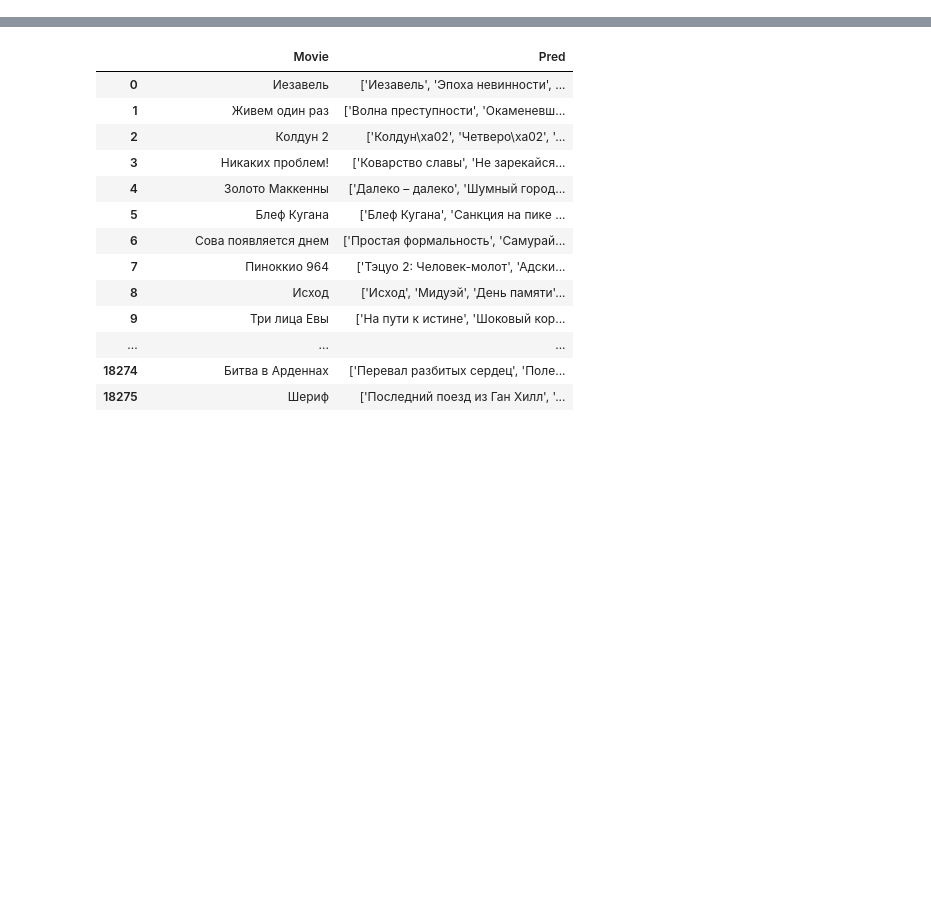
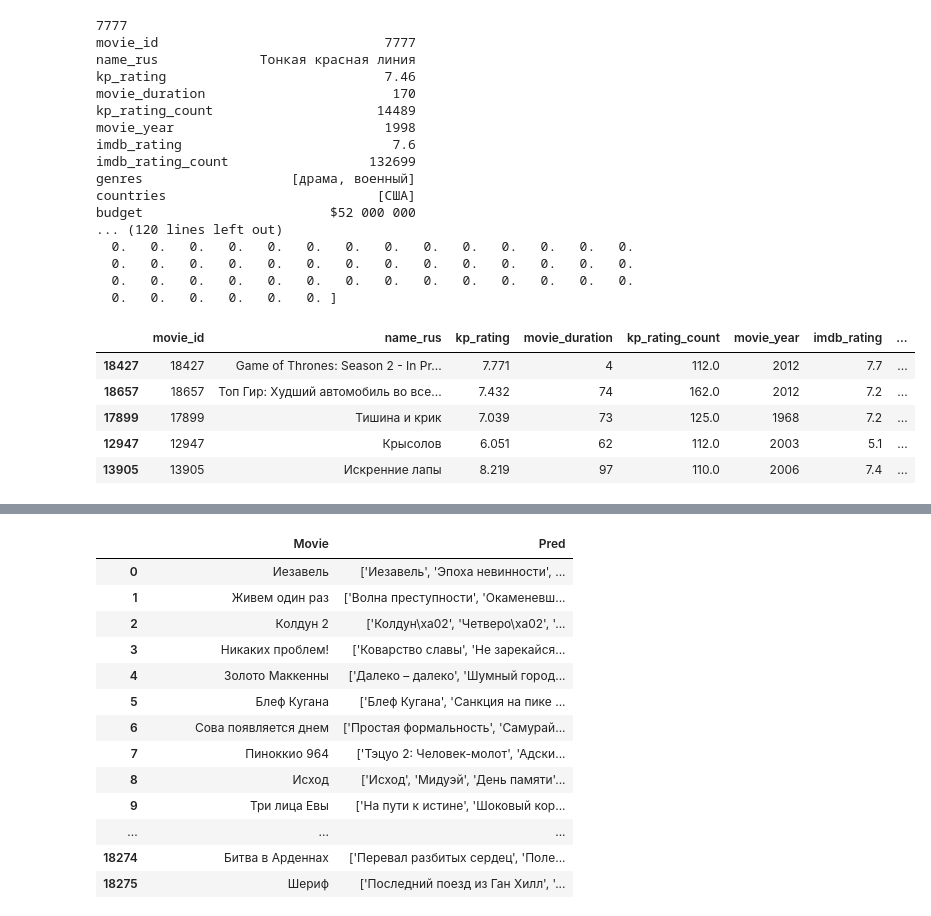
Before and after one commit to kandrewkov/Movie-Recommendations, a Jupyter notebook: baseline.ipynb, the cells around one changed output, grey strips where cells are left out. Cells and saved outputs as stored; diff of their text form; code cells hidden in the pictures; blank space fills up the shorter version.

```diff
--- a/baseline.ipynb
+++ b/baseline.ipynb
@@ -24,3 +24,51 @@ for name in movies['name_rus']:
     file.write(name+'|'+str(result)+'\n')
 file.close()
 dupl.close()
+# %%
+n = 0
+result = np.zeros_like(data.iloc[1])
+while True:
+    id = int(input())
+    if id == 0:
+        break
+    movie_vec = np.array(data.iloc[id])
+
+    print(short_data.iloc[id])
+    rate = int(input())
+    if rate > 3:
+        result += (rate-3) * movie_vec
+        n += rate-3
+    else:
+        result -= (3-rate) * movie_vec
+        n += 3-rate
+
+answer = result/n
+print(answer)
+neigh = NearestNeighbors()
+neigh.fit(data)
+indexs = neigh.kneighbors(answer.reshape(1, -1), 5, return_distance=False)
+short_data.iloc[indexs[0]]
+# %% [output]
+7777
+movie_id                             7777
+name_rus             Тонкая красная линия
+kp_rating                            7.46
+movie_duration                        170
+kp_rating_count                     14489
+movie_year                           1998
+imdb_rating                           7.6
+imdb_rating_count                  132699
+genres                   [драма, военный]
+countries                           [США]
+budget                        $52 000 000
+... (120 lines left out)
+  0.   0.   0.   0.   0.   0.   0.   0.   0.   0.   0.   0.   0.   0.
+  0.   0.   0.   0.   0.   0.   0.   0.   0.   0.   0.   0.   0.   0.
+  0.   0.   0.   0.   0.   0.   0.   0.   0.   0.   0.   0.   0.   0.
+  0.   0.   0.   0.   0.   0. ]
+|  | movie_id | name_rus | kp_rating | movie_duration | kp_rating_count | movie_year | imdb_rating | ... |
+| 18427 | 18427 | Game of Thrones: Season 2 - In Pr... | 7.771 | 4 | 112.0 | 2012 | 7.7 | ... |
+| 18657 | 18657 | Топ Гир: Худший автомобиль во все... | 7.432 | 74 | 162.0 | 2012 | 7.2 | ... |
+| 17899 | 17899 | Тишина и крик | 7.039 | 73 | 125.0 | 1968 | 7.2 | ... |
+| 12947 | 12947 | Крысолов | 6.051 | 62 | 112.0 | 2003 | 5.1 | ... |
+| 13905 | 13905 | Искренние лапы | 8.219 | 97 | 110.0 | 2006 | 7.4 | ... |
```
Also changed, not shown: parts of 3 cells of this notebook, 2 other files.
